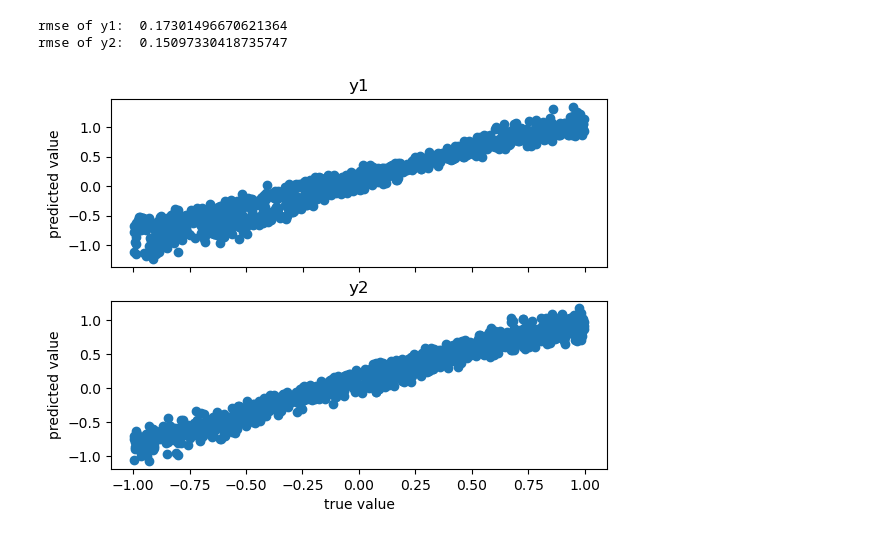
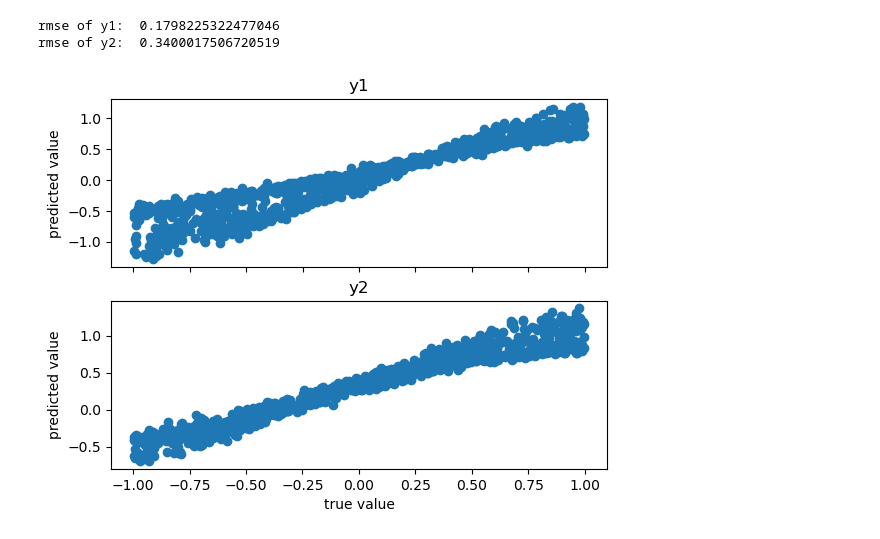
Before and after one commit to sreeragvn/FPDS-final-project-Leakage-Detection, a Jupyter notebook: leakage.ipynb, the cells around one changed output. Cells and saved outputs as stored; diff of their text form; code cells hidden in the pictures.

Commit message:
model trained on augmented dataset

```diff
--- a/leakage.ipynb
+++ b/leakage.ipynb
@@ -102,13 +102,10 @@ y_valid = {
 }
 
 
-model.fit(X_train, y=y, epochs=400, batch_size=5, verbose=2, validation_data=(X_validation, y_valid))
+model.fit(X_train, y=y, epochs=5, batch_size=5, verbose=2, validation_data=(X_validation, y_valid))
 
 predictions = model.predict(X_validation)
-# print(y)
 
-y1 = predictions[0]
-y2 = predictions[1]
 # even for a primilinary result, the loss is pretty good
 # %% [output]
 Model: "leakge_functional_model"
@@ -158,21 +148,26 @@ Epoch 400/400
 # %%
-fig, axs = plt.subplots(2)
-# fig.suptitle('')
-axs[0].scatter(y1_validation, y1)
-axs[0].set_title('y1')
-axs[1].scatter(y2_validation, y2)
-axs[1].set_title('y2')
-for ax in axs.flat:
-    ax.set(xlabel='true value', ylabel='predicted value')
-for ax in axs.flat:
-    ax.label_outer()
+def prediction_accuracy(predictions, y1_validation, y2_validation):
+    y1 = predictions[0]
+    y2 = predictions[1]
+    fig, axs = plt.subplots(2)
+    # fig.suptitle('')
+    axs[0].scatter(y1_validation, y1)
+    axs[0].set_title('y1')
+    axs[1].scatter(y2_validation, y2)
+    axs[1].set_title('y2')
+    for ax in axs.flat:
+        ax.set(xlabel='true value', ylabel='predicted value')
+    for ax in axs.flat:
+        ax.label_outer()
 
-print("rmse of y1: ", mean_squared_error(y1_validation, y1, squared=False))
-print("rmse of y2: ", mean_squared_error(y2_validation, y2, squared=False))
+    print("rmse of y1: ", mean_squared_error(y1_validation, y1, squared=False))
+    print("rmse of y2: ", mean_squared_error(y2_validation, y2, squared=False))
+
+prediction_accuracy(predictions, y1_validation, y2_validation)
 # %% [output]
-rmse of y1:  0.17301496670621364
-rmse of y2:  0.15097330418735747
+rmse of y1:  0.1798225322477046
+rmse of y2:  0.3400017506720519
-[figure, old version]
+[figure, new version]
 # %%
 # data Augmentation
 # Requires cleaning up
```
Also changed, not shown: parts of 5 cells of this notebook.
